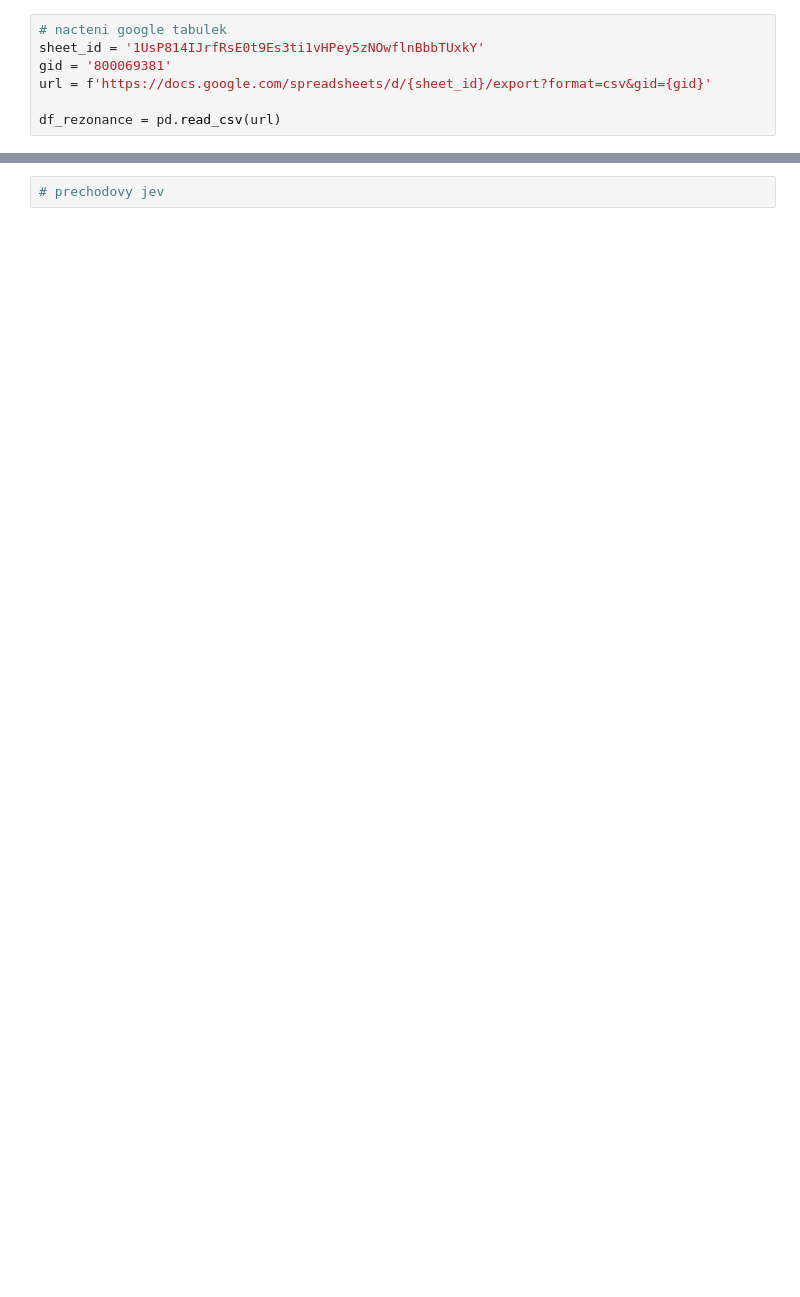
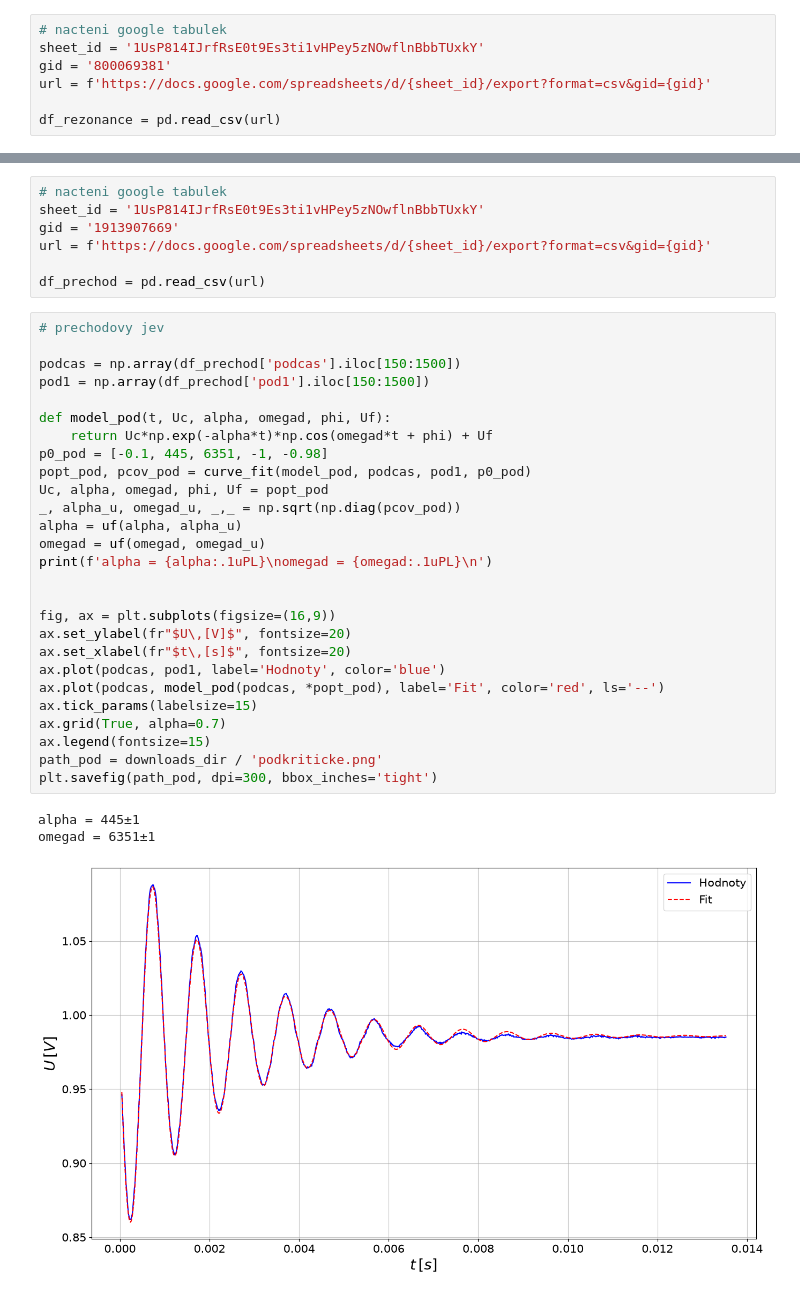
Before and after one commit to fildapanko/praktikum, a Jupyter notebook: pr2/praktikum2_06.ipynb, the cells around one changed output, grey strips where cells are left out. Drawn from its saved outputs; the diff is of its cells as text; blank space fills up the shorter version.

```diff
--- a/pr2/praktikum2_06.ipynb
+++ b/pr2/praktikum2_06.ipynb
@@ -157,2 +204,38 @@ plt.savefig(path_vodivost, dpi=300, bbox_inches='tight')
+# %%
+# nacteni google tabulek
+sheet_id = '1UsP814IJrfRsE0t9Es3ti1vHPey5zNOwflnBbbTUxkY'
+gid = '1913907669'
+url = f'https://docs.google.com/spreadsheets/d/{sheet_id}/export?format=csv&gid={gid}'
+
+df_prechod = pd.read_csv(url)
 # %%
 # prechodovy jev
+
+podcas = np.array(df_prechod['podcas'].iloc[150:1500])
+pod1 = np.array(df_prechod['pod1'].iloc[150:1500])
+
+def model_pod(t, Uc, alpha, omegad, phi, Uf):
+    return Uc*np.exp(-alpha*t)*np.cos(omegad*t + phi) + Uf
+p0_pod = [-0.1, 445, 6351, -1, -0.98]
+popt_pod, pcov_pod = curve_fit(model_pod, podcas, pod1, p0_pod)
+Uc, alpha, omegad, phi, Uf = popt_pod
+_, alpha_u, omegad_u, _,_ = np.sqrt(np.diag(pcov_pod))
+alpha = uf(alpha, alpha_u)
+omegad = uf(omegad, omegad_u)
+print(f'alpha = {alpha:.1uPL}\nomegad = {omegad:.1uPL}\n')
+
+
+fig, ax = plt.subplots(figsize=(16,9))
+ax.set_ylabel(fr"$U\,[V]$", fontsize=20)
+ax.set_xlabel(fr"$t\,[s]$", fontsize=20)
+ax.plot(podcas, pod1, label='Hodnoty', color='blue')
+ax.plot(podcas, model_pod(podcas, *popt_pod), label='Fit', color='red', ls='--')
+ax.tick_params(labelsize=15)
+ax.grid(True, alpha=0.7)
+ax.legend(fontsize=15)
+path_pod = downloads_dir / 'podkriticke.png'
+plt.savefig(path_pod, dpi=300, bbox_inches='tight')
+# %% [output]
+alpha = 445±1
+omegad = 6351±1
+[figure, added]
```
Also changed, not shown: parts of 7 cells of this notebook.
